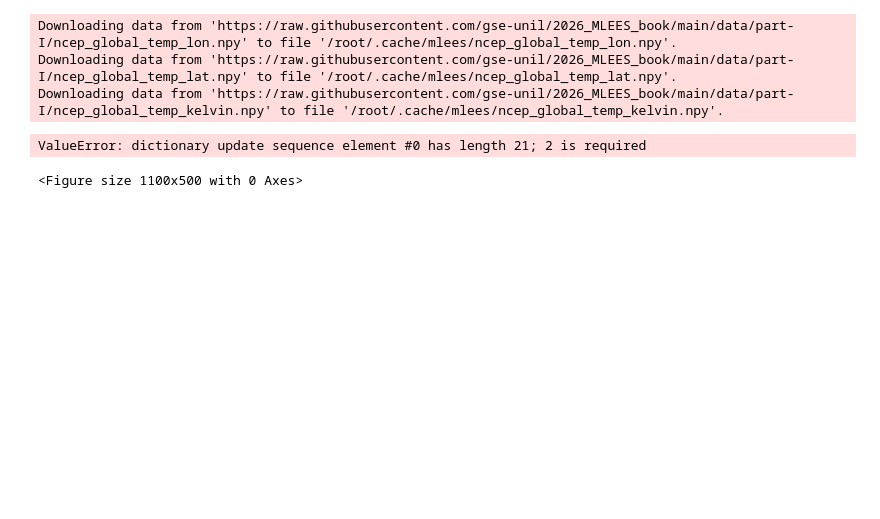
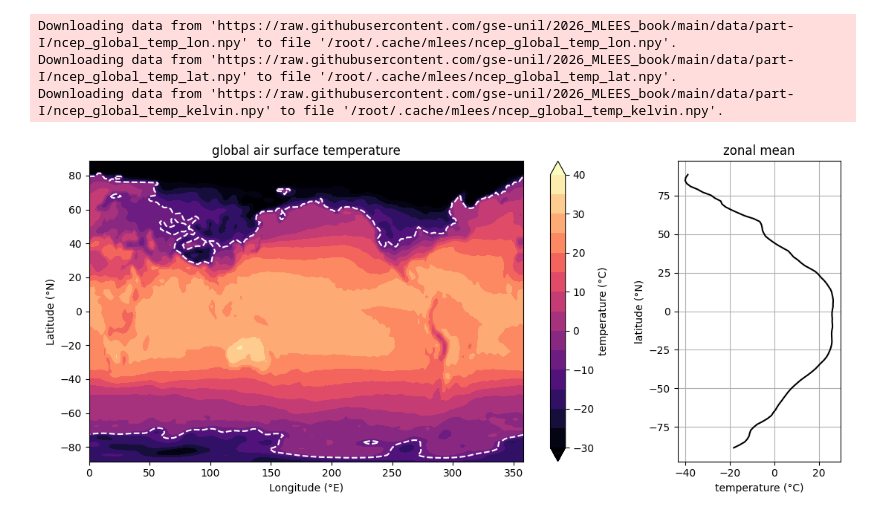
Before and after one commit to oliviaberset/2026_Intro_Python, a Jupyter notebook: live/part-I/1.4-matplotlib-and-xarray-environmental-exercises.ipynb, the cells around one changed output. Cells and saved outputs as stored; diff of their text form; code cells hidden in the pictures; blank space fills up the shorter version.

```diff
--- a/live/part-I/1.4-matplotlib-and-xarray-environmental-exercises.ipynb
+++ b/live/part-I/1.4-matplotlib-and-xarray-environmental-exercises.ipynb
@@ -151,29 +151,50 @@ Downloading data from 'https://raw.githubusercontent.com/gse-unil/2026_MLEES_boo
 # %%
 # Your solution here
 # Hint: np.load each file, then subtract 273.15 to go from kelvin to degrees celsius
 # Hint: plt.subplots(1, 2, figsize=(11, 5), gridspec_kw={"width_ratios": [5, 1.5]})
 #       -- width_ratios is what makes the left panel wider than the right one
 # Hint: the left panel is contourf with cmap="magma", levels=np.linspace(-30, 40, 15) and
 #       extend="both", with contour at levels=[-10] and colors="w" on top; matplotlib dashes a
 #       contour at a negative level on its own, which is where the dashed white line comes from
 # Hint: the right panel is the mean along longitude, np.nanmean(temp_celsius, axis=1), plotted
 #       against latitude -- so the temperature goes on the x-axis
 # Hint: label both panels and the colorbar, and finish with plt.tight_layout()
 
-
 # load file
 lon = np.load(path_lon)
 lat = np.load(path_lat)
 global_temp_kelvin = np.load(path_temp)
 
 # go from kelvin to celsius
 temp_celsius = global_temp_kelvin - 273.15
 
 # plot
-fig, ax = plt.subplots(1,2, figsize=(11,5), gridspec_kw={"width_ratios:[5, 1.5]"})
+fig, axes = plt.subplots(1,2, figsize=(11,5), gridspec_kw={"width_ratios":[5, 1.5]})
+ax_0, ax_1 = axes
+
+# set ax_0
+cf = ax_0.contourf(lon, lat, temp_celsius,
+              cmap="magma",levels=np.linspace(-30, 40, 15),
+              extend="both")
+ax_0.contour(lon, lat, temp_celsius, levels=[-10], colors="w")
+ax_0.set_xlabel("Longitude (°E)")
+ax_0.set_ylabel("Latitude (°N)")
+ax_0.set_title("global air surface temperature")
+cbar = fig.colorbar(cf, ax=ax_0)
+cbar.set_label("temperature (°C)")
+
+# set ax_1
+zonal_mean = np.nanmean(temp_celsius, axis=1)
+ax_1.plot(zonal_mean, lat, color="k")
+ax_1.set_xlabel("temperature (°C)")
+ax_1.set_ylabel("latitude (°N)")
+ax_1.set_title("zonal mean")
+ax_1.grid(True)
+
+plt.tight_layout()
+plt.show()
 # %% [output]
-ValueError: dictionary update sequence element #0 has length 21; 2 is required
-<Figure size 1100x500 with 0 Axes>
+[figure, added]
 # %% [markdown]
 ## Exercise 3: Historic significant earthquakes
 
```
Also changed, not shown: parts of 4 cells of this notebook.
